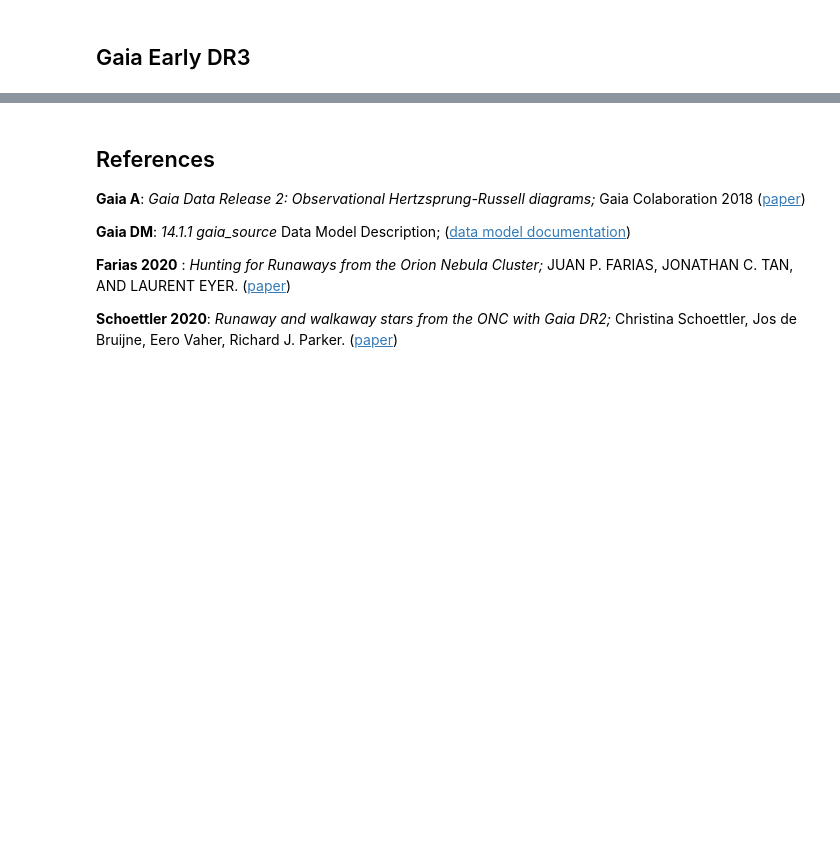
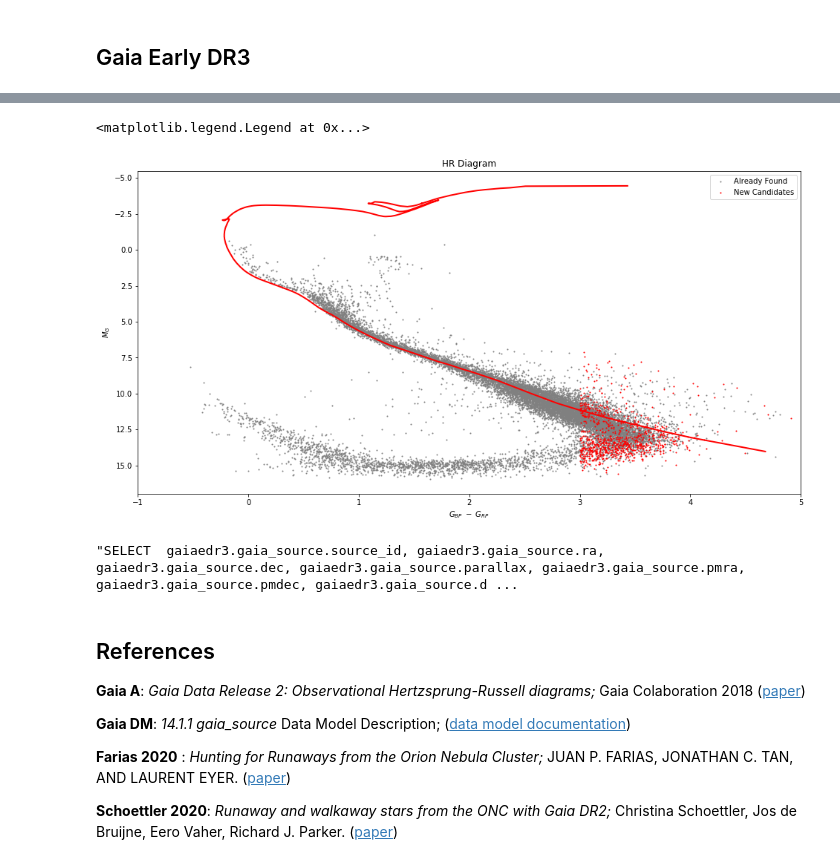
Before and after one commit to kevinmcmanus/runawaysearch, a Jupyter notebook: FilterSensitivity.ipynb, the cells around one changed output, grey strips where cells are left out. Cells and saved outputs as stored; diff of their text form; code cells hidden in the pictures; blank space fills up the shorter version.

```diff
--- a/FilterSensitivity.ipynb
+++ b/FilterSensitivity.ipynb
@@ -648,0 +710,3 @@ for i,con,a in zip(range(4), cs, ax.flatten()):
+# %%
+#how many new ones?
+merged_fs = constraint_results_dr3[f'schoettler_dr3']['gs'].merge(fs)
@@ -649,3 +720,20 @@ for i,con,a in zip(range(4), cs, ax.flatten()):
+# %%
+fig = plt.figure(figsize=(16,8))
+ax = fig.subplots(1,1)
+
+merged_fs.query('which != \'hunt for brown dwarfs\'').plot_hrdiagram(ax=ax, color = 'gray', r_est=False, label='Already Found')
+merged_fs.query('which == \'hunt for brown dwarfs\'').plot_hrdiagram(ax=ax, color = 'red', r_est=False, label='New Candidates')
+
+ax.plot(isochrones['Pleiades']['G_BP']-isochrones['Pleiades']['G_RP'],
+      isochrones['Pleiades']['G'], color='red', lw=2)
+ax.legend()
+# %% [output]
+<matplotlib.legend.Legend at 0x...>
+[figure, added]
+# %%
+fs.tap_query_string
+# %% [output]
+"SELECT  gaiaedr3.gaia_source.source_id, gaiaedr3.gaia_source.ra, gaiaedr3.gaia_source.dec, gaiaedr3.gaia_source.parallax, gaiaedr3.gaia_source.pmra, gaiaedr3.gaia_source.pmdec, gaiaedr3.gaia_source.d ...
 # %% [markdown]
 ## References
 
```
Also changed, not shown: parts of 10 cells of this notebook, 2 other files.
